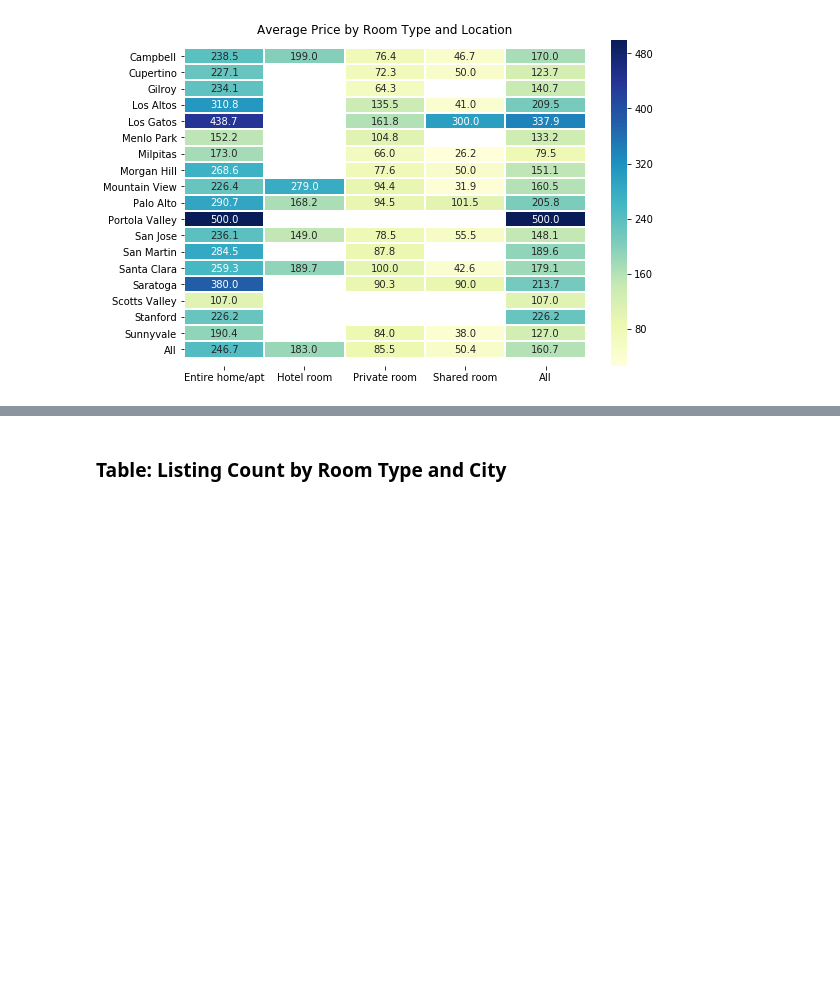
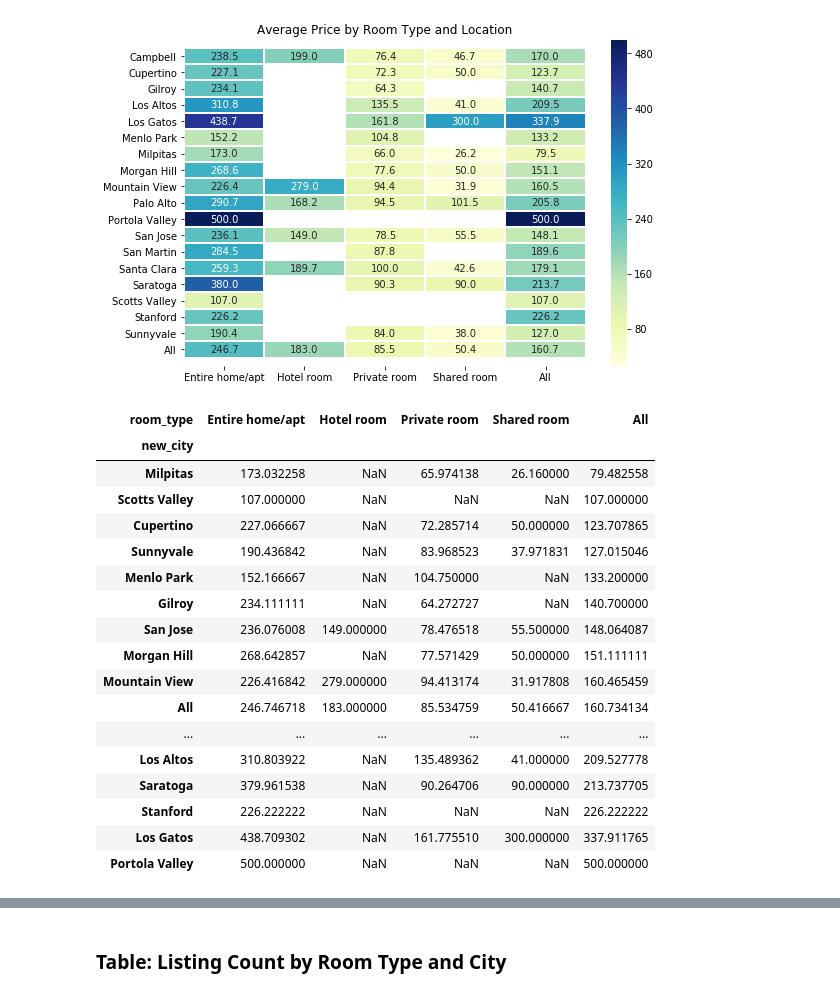
Before and after one commit to caroger/airbnb, a Jupyter notebook: listing.ipynb, the cells around one changed output, grey strips where cells are left out. Cells and saved outputs as stored; diff of their text form; code cells hidden in the pictures; blank space fills up the shorter version.

```diff
--- a/listing.ipynb
+++ b/listing.ipynb
@@ -576,0 +600,21 @@ d1 = table[table["All"] < 160.7].index
+# %%
+table.sort_values(by=["All"], ascending=True)
+# %% [output]
+| room_type | Entire home/apt | Hotel room | Private room | Shared room | All |
+| new_city |  |  |  |  |  |
+| Milpitas | 173.032258 | NaN | 65.974138 | 26.160000 | 79.482558 |
+| Scotts Valley | 107.000000 | NaN | NaN | NaN | 107.000000 |
+| Cupertino | 227.066667 | NaN | 72.285714 | 50.000000 | 123.707865 |
+| Sunnyvale | 190.436842 | NaN | 83.968523 | 37.971831 | 127.015046 |
+| Menlo Park | 152.166667 | NaN | 104.750000 | NaN | 133.200000 |
+| Gilroy | 234.111111 | NaN | 64.272727 | NaN | 140.700000 |
+| San Jose | 236.076008 | 149.000000 | 78.476518 | 55.500000 | 148.064087 |
+| Morgan Hill | 268.642857 | NaN | 77.571429 | 50.000000 | 151.111111 |
+| Mountain View | 226.416842 | 279.000000 | 94.413174 | 31.917808 | 160.465459 |
+| All | 246.746718 | 183.000000 | 85.534759 | 50.416667 | 160.734134 |
+| ... | ... | ... | ... | ... | ... |
+| Los Altos | 310.803922 | NaN | 135.489362 | 41.000000 | 209.527778 |
+| Saratoga | 379.961538 | NaN | 90.264706 | 90.000000 | 213.737705 |
+| Stanford | 226.222222 | NaN | NaN | NaN | 226.222222 |
+| Los Gatos | 438.709302 | NaN | 161.775510 | 300.000000 | 337.911765 |
+| Portola Valley | 500.000000 | NaN | NaN | NaN | 500.000000 |
```
Also changed, not shown: parts of 53 cells of this notebook.
